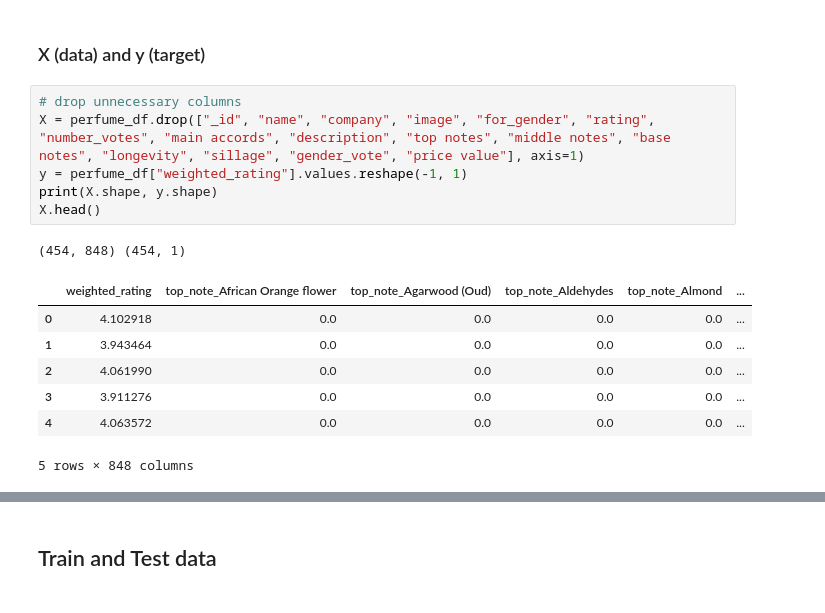
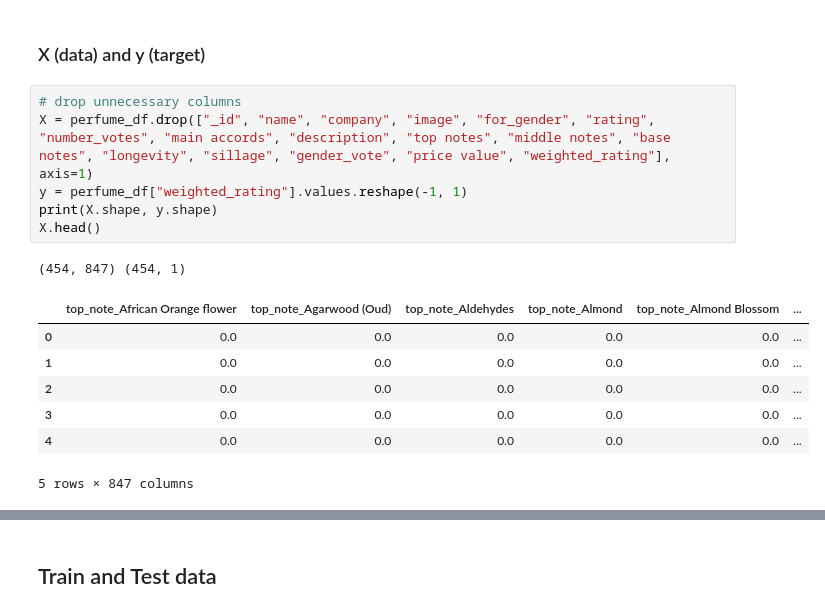
Before and after one commit to sir-omoreno/perfume_designer_app, a Jupyter notebook: ML/Perfume_ML.ipynb, the cells around one changed output, grey strips where cells are left out. Cells and saved outputs as stored; diff of their text form.

Commit message:
popular perfume model

```diff
--- a/ML/Perfume_ML.ipynb
+++ b/ML/Perfume_ML.ipynb
@@ -212,16 +212,16 @@ perfume_df.head()
 ### X (data) and y (target)
 # %%
 # drop unnecessary columns
-X = perfume_df.drop(["_id", "name", "company", "image", "for_gender", "rating", "number_votes", "main accords", "description", "top notes", "middle notes", "base notes", "longevity", "sillage", "gender_vote", "price value"], axis=1)
+X = perfume_df.drop(["_id", "name", "company", "image", "for_gender", "rating", "number_votes", "main accords", "description", "top notes", "middle notes", "base notes", "longevity", "sillage", "gender_vote", "price value", "weighted_rating"], axis=1)
 y = perfume_df["weighted_rating"].values.reshape(-1, 1)
 print(X.shape, y.shape)
 X.head()
 # %% [output]
-(454, 848) (454, 1)
+(454, 847) (454, 1)
-|  | weighted_rating | top_note_African Orange flower | top_note_Agarwood (Oud) | top_note_Aldehydes | top_note_Almond | ... |
-| 0 | 4.102918 | 0.0 | 0.0 | 0.0 | 0.0 | ... |
-| 1 | 3.943464 | 0.0 | 0.0 | 0.0 | 0.0 | ... |
-| 2 | 4.061990 | 0.0 | 0.0 | 0.0 | 0.0 | ... |
-| 3 | 3.911276 | 0.0 | 0.0 | 0.0 | 0.0 | ... |
-| 4 | 4.063572 | 0.0 | 0.0 | 0.0 | 0.0 | ... |
+|  | top_note_African Orange flower | top_note_Agarwood (Oud) | top_note_Aldehydes | top_note_Almond | top_note_Almond Blossom | ... |
+| 0 | 0.0 | 0.0 | 0.0 | 0.0 | 0.0 | ... |
+| 1 | 0.0 | 0.0 | 0.0 | 0.0 | 0.0 | ... |
+| 2 | 0.0 | 0.0 | 0.0 | 0.0 | 0.0 | ... |
+| 3 | 0.0 | 0.0 | 0.0 | 0.0 | 0.0 | ... |
+| 4 | 0.0 | 0.0 | 0.0 | 0.0 | 0.0 | ... |
-5 rows × 848 columns
+5 rows × 847 columns
```
Also changed, not shown: parts of 9 cells of this notebook.
